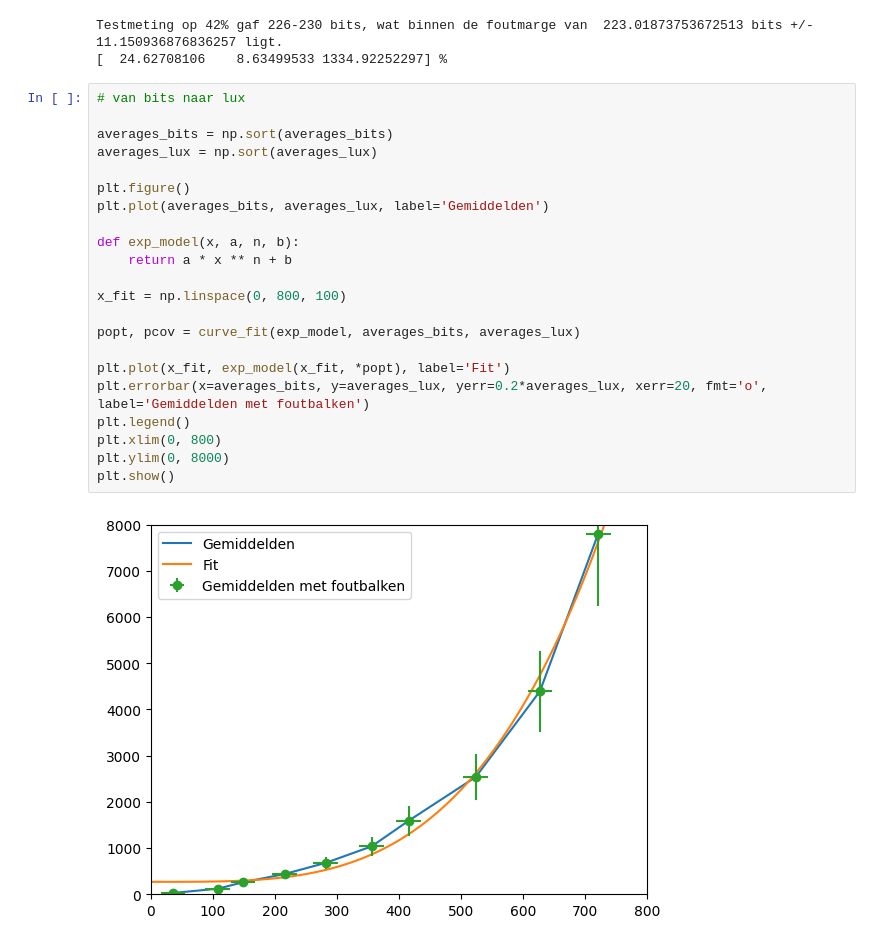
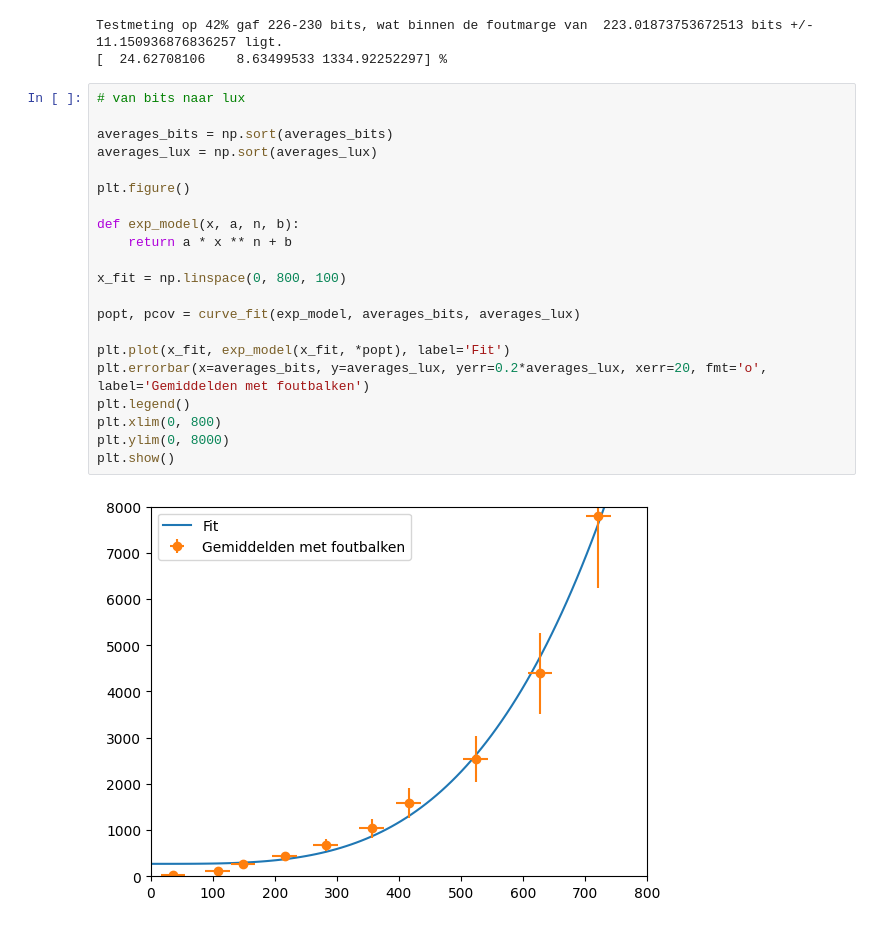
Before and after one commit to DavantePES/Def-D, a Jupyter notebook: FysiekeOntwerpopdrachten/1KalibreerEenSensorDigitaalAnaloog/DEFOntwerpopdracht1KalibreerEenSensorInvulTemplate.ipynb, the cells around one changed output. Drawn from its saved outputs; the diff is of its cells as text.

```diff
--- a/FysiekeOntwerpopdrachten/1KalibreerEenSensorDigitaalAnaloog/DEFOntwerpopdracht1KalibreerEenSensorInvulTemplate.ipynb
+++ b/FysiekeOntwerpopdrachten/1KalibreerEenSensorDigitaalAnaloog/DEFOntwerpopdracht1KalibreerEenSensorInvulTemplate.ipynb
@@ -247,27 +246,26 @@ Testmeting op 42% gaf 226-230 bits, wat binnen de foutmarge van  223.01873753672
 # %%
 # van bits naar lux
 
 averages_bits = np.sort(averages_bits)
 averages_lux = np.sort(averages_lux)
 
 plt.figure()
-plt.plot(averages_bits, averages_lux, label='Gemiddelden')
 
 def exp_model(x, a, n, b):
     return a * x ** n + b
 
 x_fit = np.linspace(0, 800, 100)
 
 popt, pcov = curve_fit(exp_model, averages_bits, averages_lux)
 
 plt.plot(x_fit, exp_model(x_fit, *popt), label='Fit')
 plt.errorbar(x=averages_bits, y=averages_lux, yerr=0.2*averages_lux, xerr=20, fmt='o', label='Gemiddelden met foutbalken')
 plt.legend()
 plt.xlim(0, 800)
 plt.ylim(0, 8000)
 plt.show()
 # %% [output]
-[figure, old version]
+[figure, new version]
 # %% [markdown]
 ## *Opdracht 5*: Foto van jouw meetopstelling in. Leerdoel.
 Licht kort toe wat er in de foto te zien is.
```
Also changed, not shown: parts of 1 cell of this notebook.
